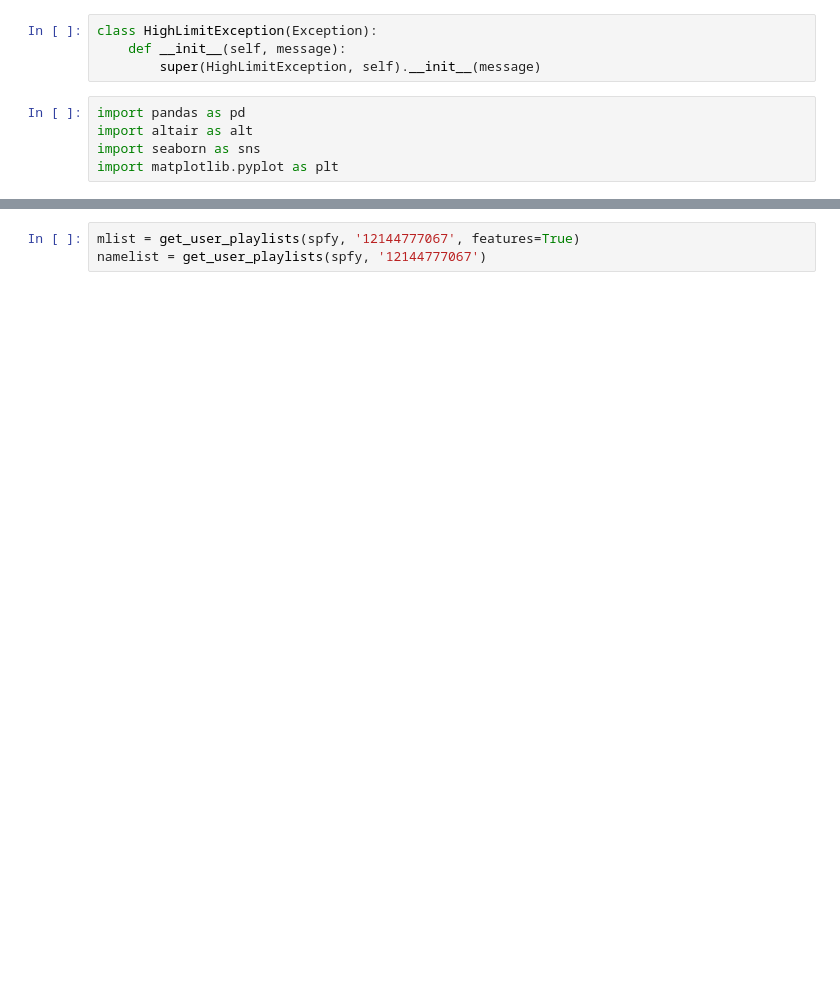
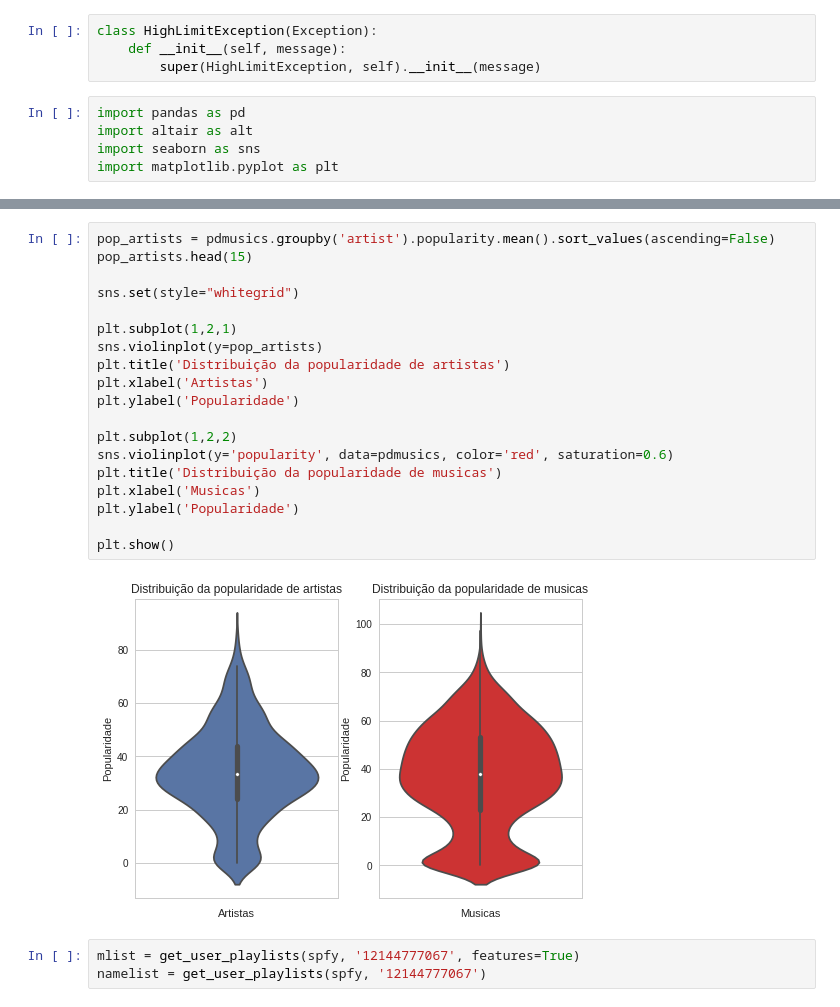
Before and after one commit to gabrielfas/spotify-playlist-analysis, a Jupyter notebook: Spotify_Data_Science.ipynb, the cells around one changed output, grey strips where cells are left out. Cells and saved outputs as stored; diff of their text form; blank space fills up the shorter version.

```diff
--- a/Spotify_Data_Science.ipynb
+++ b/Spotify_Data_Science.ipynb
@@ -377,3 +348,24 @@ pdmusics
+# %%
+pop_artists = pdmusics.groupby('artist').popularity.mean().sort_values(ascending=False)
+pop_artists.head(15)
+
+sns.set(style="whitegrid")
+
+plt.subplot(1,2,1)
+sns.violinplot(y=pop_artists)
+plt.title('Distribuição da popularidade de artistas')
+plt.xlabel('Artistas')
+plt.ylabel('Popularidade')
+
+plt.subplot(1,2,2)
+sns.violinplot(y='popularity', data=pdmusics, color='red', saturation=0.6)
+plt.title('Distribuição da popularidade de musicas')
+plt.xlabel('Musicas')
+plt.ylabel('Popularidade')
+
+plt.show()
+# %% [output]
+[figure, added]
 # %%
 mlist = get_user_playlists(spfy, '12144777067', features=True)
 namelist = get_user_playlists(spfy, '12144777067')
```
Also changed, not shown: parts of 22 cells of this notebook.
